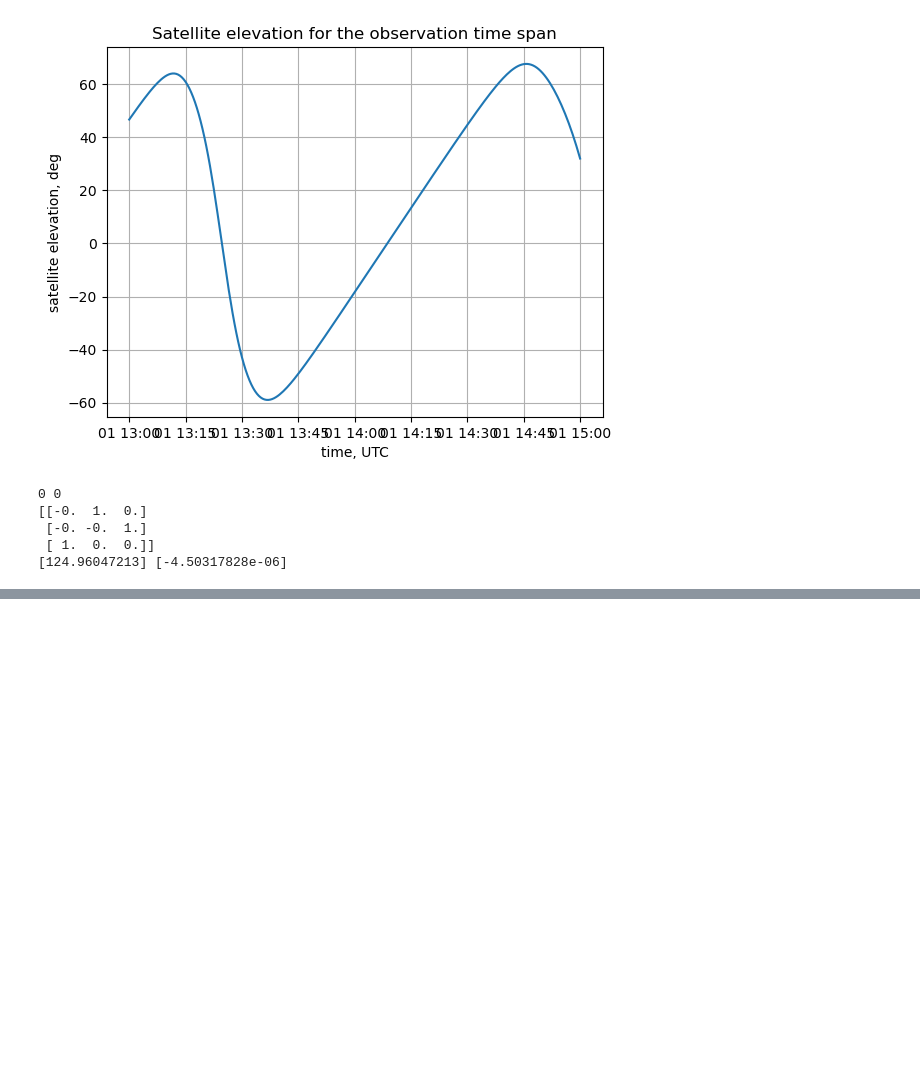
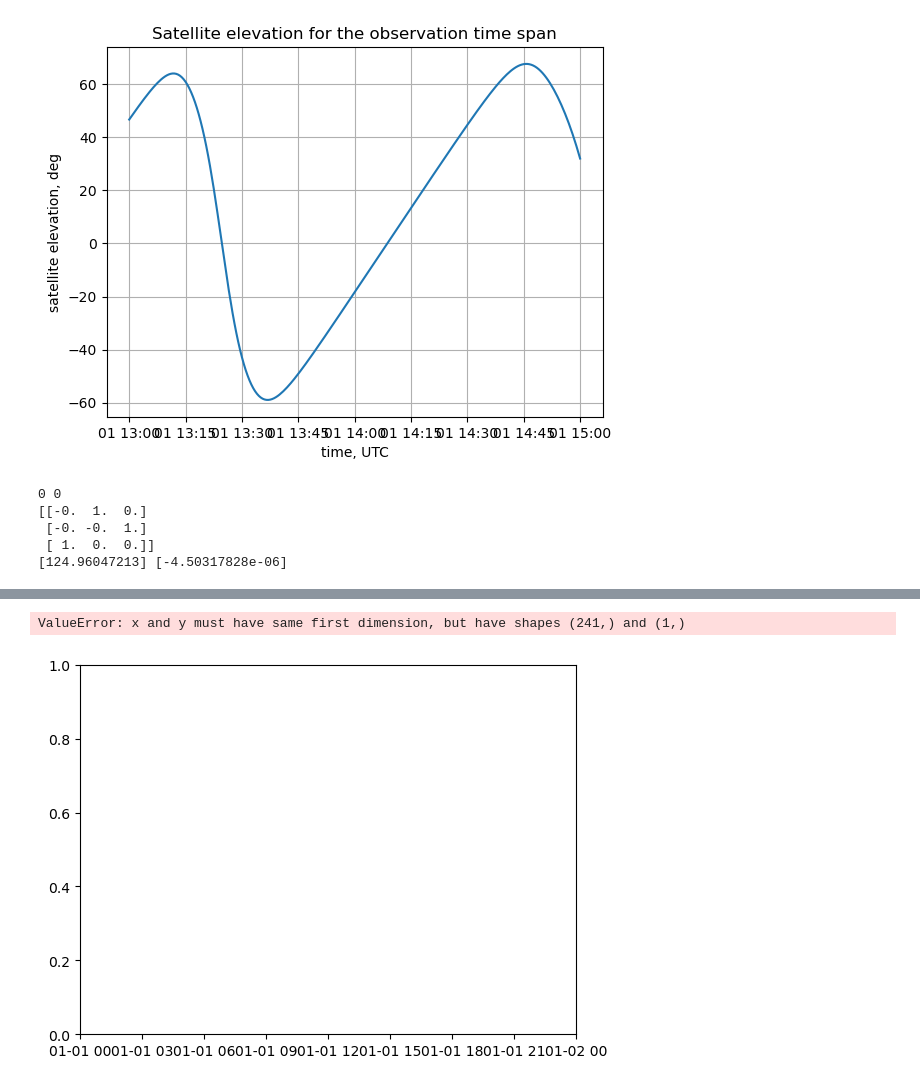
Before and after one commit to ShamilBiktimirov/astro-basics, a Jupyter notebook: python/Pointing routine.ipynb, the cells around one changed output, grey strips where cells are left out. Cells and saved outputs as stored; diff of their text form; code cells hidden in the pictures; blank space fills up the shorter version.

Commit message:
sun elevation angle

```diff
--- a/python/Pointing routine.ipynb
+++ b/python/Pointing routine.ipynb
@@ -246,3 +248,36 @@ print(az * 180 / np.pi, decl * 180 / np.pi)
  [-0. -0.  1.]
  [ 1.  0.  0.]]
 [124.96047213] [-4.50317828e-06]
+# %%
+# define sun elevation angle with respect to observation point
+from skyfield.api import load, Topos
+
+# Load ephemeris data (required for accurate positions)
+eph = load('de421.bsp')  # DE421 ephemeris, can be downloaded by Skyfield if not already cached
+earth, sun = eph['earth'], eph['sun']
+
+# Compute Sun's position relative to Earth
+sunElevationArray =  []
+for jdIndx, jd in enumerate(julian_dates):
+    astrometric = earth.at(ts.tt_jd(jd)).observe(sun)
+    distance, sun_vector = astrometric.distance().km, astrometric.position.km  # Get position vector in km
+    eSun = sun_vector / np.linalg.norm(sun_vector)
+    eObs = r_obs_eci_array[:, jdIndx] / np.linalg.norm(r_obs_eci_array[:, jdIndx])
+
+    sunElevation = np.pi / 2 - np.arccos(np.dot(eObs, eSun))
+
+    sunElevationArray_deg = np.concatenate((sunElevationArray, np.array(sunElevation * 180 / np.pi).reshape(1)), axis=0)
+# Display results
+#print("Sun's Position Vector (km):", sun_vector)
+
+print(t_span)
+fig, ax = plt.subplots()
+ax.plot(t_span, np.transpose(sunElevationArray_deg))
+
+ax.set(xlabel='time, UTC', ylabel='satellite elevation, deg',
+       title='Satellite elevation for the observation time span')
+ax.grid()
+
+fig.savefig("satellite elevation.png")
+plt.show()
+# %% [output]
@@ -248,0 +296,2 @@ print(az * 180 / np.pi, decl * 180 / np.pi)
+ValueError: x and y must have same first dimension, but have shapes (241,) and (1,)
+[figure, added]
```
Also changed, not shown: parts of 4 cells of this notebook, 2 other files.
